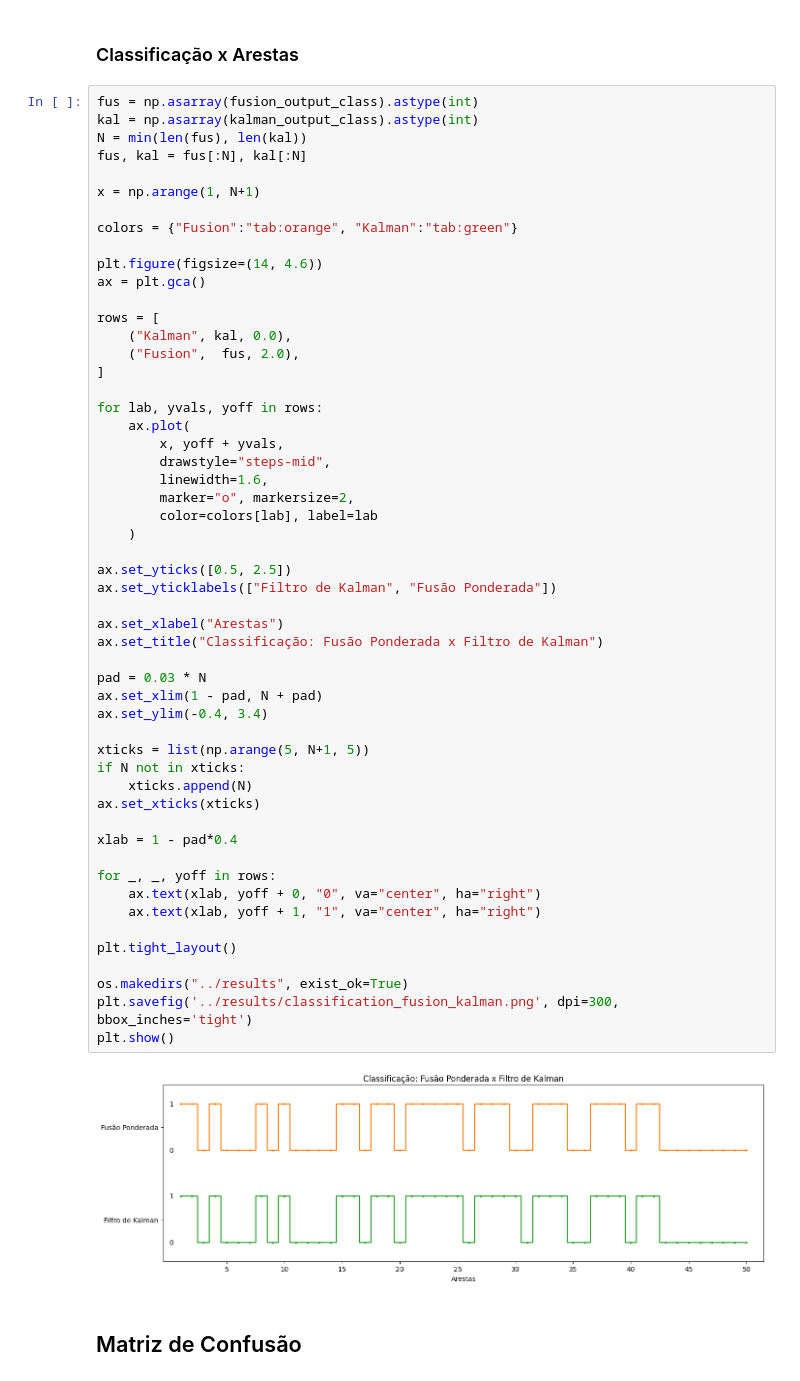
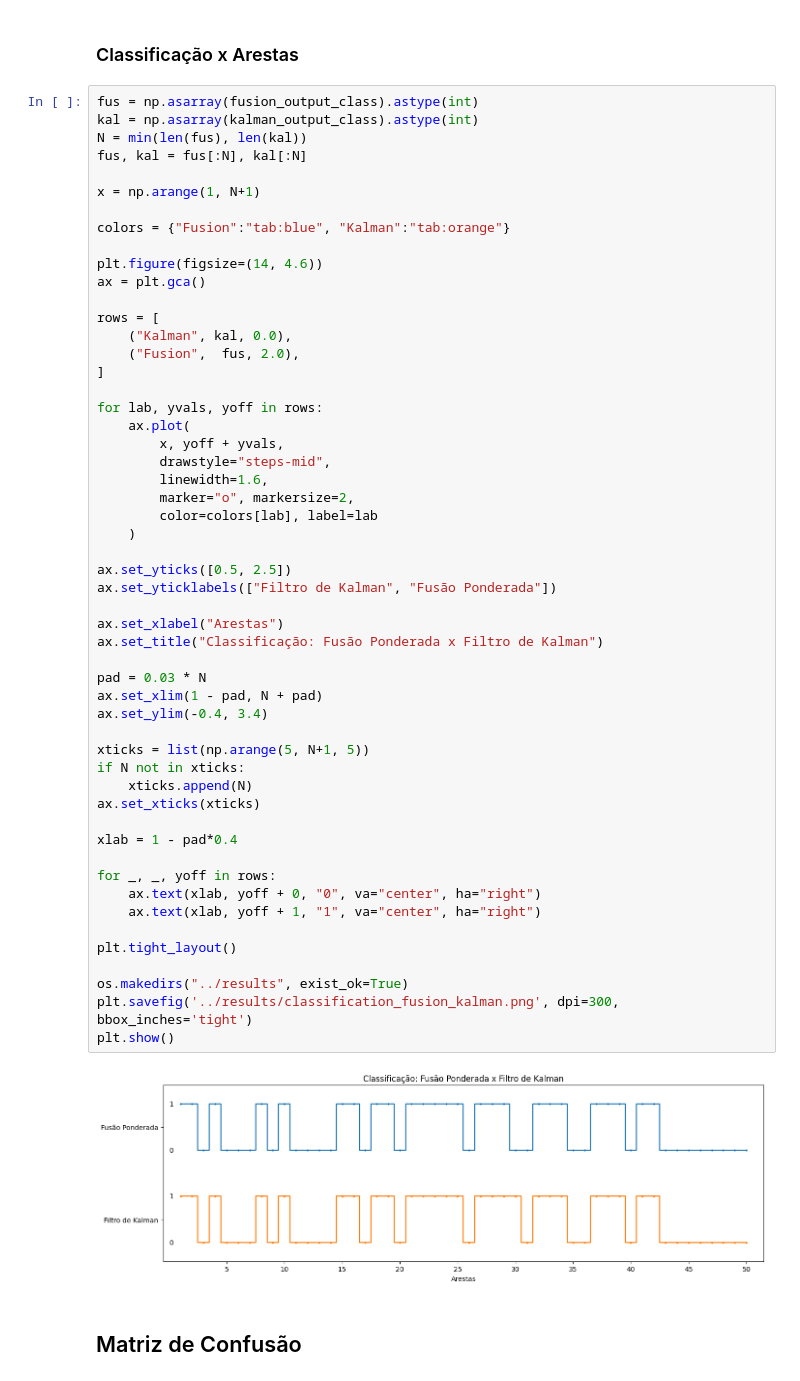
Before and after one commit to charlesluizmendes/RadnetFusion, a Jupyter notebook: src/7.results.ipynb, the cells around one changed output. Cells and saved outputs as stored; diff of their text form.

Commit message:
Alterando kalman

```diff
--- a/src/7.results.ipynb
+++ b/src/7.results.ipynb
@@ -73,7 +73,7 @@ fus, kal = fus[:N], kal[:N]
 
 x = np.arange(1, N+1)
 
-colors = {"Fusion":"tab:orange", "Kalman":"tab:green"}
+colors = {"Fusion":"tab:blue", "Kalman":"tab:orange"}
 
 plt.figure(figsize=(14, 4.6))
 ax = plt.gca()
@@ -92,34 +92,34 @@ for lab, yvals, yoff in rows:
         color=colors[lab], label=lab
     )
 
 ax.set_yticks([0.5, 2.5])
 ax.set_yticklabels(["Filtro de Kalman", "Fusão Ponderada"])
 
 ax.set_xlabel("Arestas")
 ax.set_title("Classificação: Fusão Ponderada x Filtro de Kalman")
 
 pad = 0.03 * N
 ax.set_xlim(1 - pad, N + pad)
 ax.set_ylim(-0.4, 3.4)
 
 xticks = list(np.arange(5, N+1, 5))
 if N not in xticks:
     xticks.append(N)
 ax.set_xticks(xticks)
 
 xlab = 1 - pad*0.4
 
 for _, _, yoff in rows:
     ax.text(xlab, yoff + 0, "0", va="center", ha="right")
     ax.text(xlab, yoff + 1, "1", va="center", ha="right")
 
 plt.tight_layout()
 
 os.makedirs("../results", exist_ok=True)
 plt.savefig('../results/classification_fusion_kalman.png', dpi=300, bbox_inches='tight')
 plt.show()
 # %% [output]
-[figure, old version]
+[figure, new version]
 # %% [markdown]
 ## Matriz de Confusão
 # %%
```
Also changed, not shown: 1 other file.
